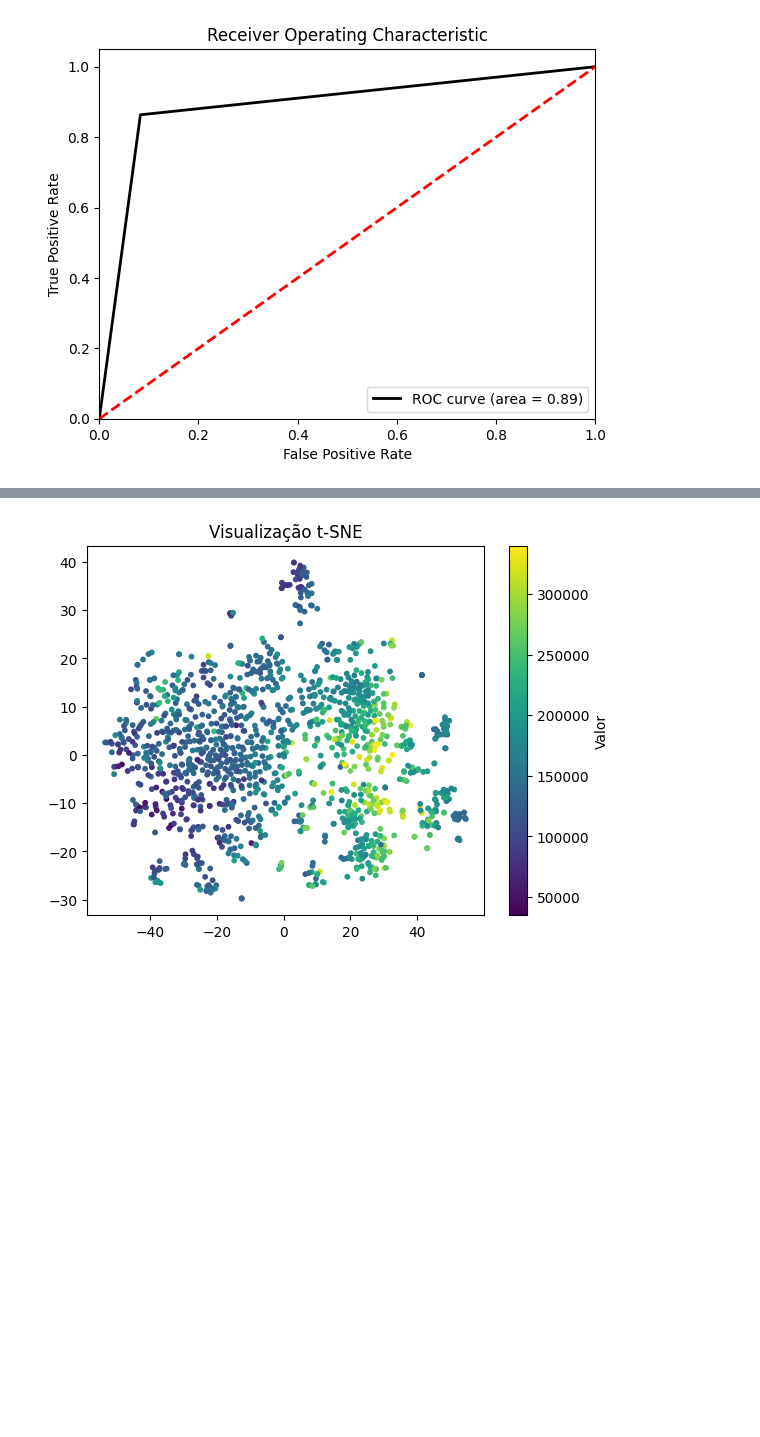
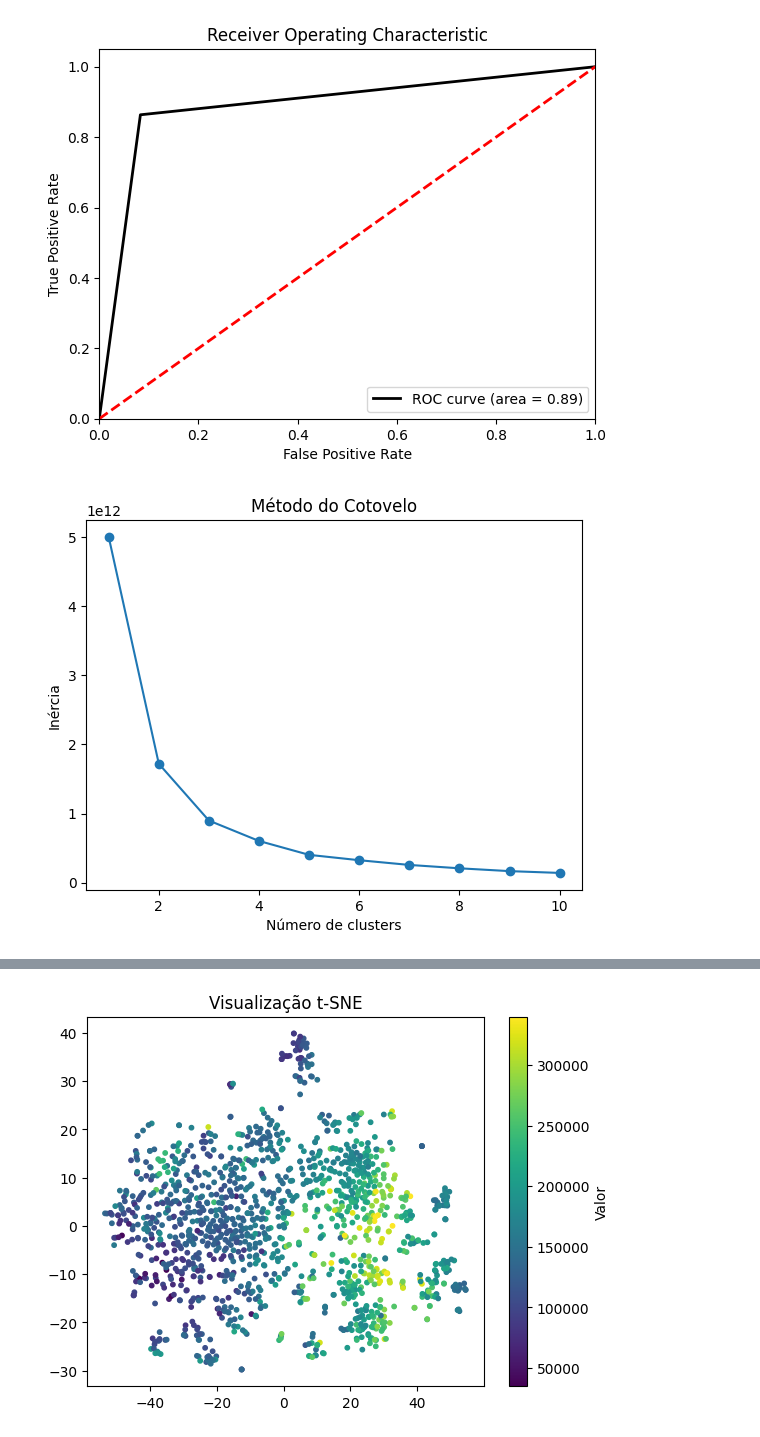
Before and after one commit to ghccalanzani/AnaliseDeDados, a Jupyter notebook: Entrega C3/AtividadeC3.ipynb, the cells around one changed output, grey strips where cells are left out. Drawn from its saved outputs; the diff is of its cells as text; code cells hidden in the pictures; blank space fills up the shorter version.

```diff
--- a/Entrega C3/AtividadeC3.ipynb
+++ b/Entrega C3/AtividadeC3.ipynb
@@ -291,6 +294,28 @@ Number of mislabeled points out of a total 420 points : 47
 [figure]
 # %%
 #################################### APRENDIZAGEM NÃO SUPERVISIONADA ####################################
+# %%
+###### Método do cotovelo
+
+df_cleaned_kmeans = df_cleaned_LabelEncoder.copy(deep=True)
+
+# Lista para armazenar os valores de inércia
+inertia = []
+
+# Testar diferentes valores de n_clusters
+for n in range(1, 11):
+    kmeans = KMeans(n_clusters=n, n_init=10)
+    kmeans.fit(df_cleaned_kmeans)
+    inertia.append(kmeans.inertia_)
+
+# Plotar o gráfico de cotovelo
+plt.plot(range(1, 11), inertia, marker='o')
+plt.xlabel('Número de clusters')
+plt.ylabel('Inércia')
+plt.title('Método do Cotovelo')
+plt.show()
+# %% [output]
+[figure, added]
 # %%
 ################## Clusterização K-MEANS
 
```
Also changed, not shown: parts of 2 cells of this notebook.
